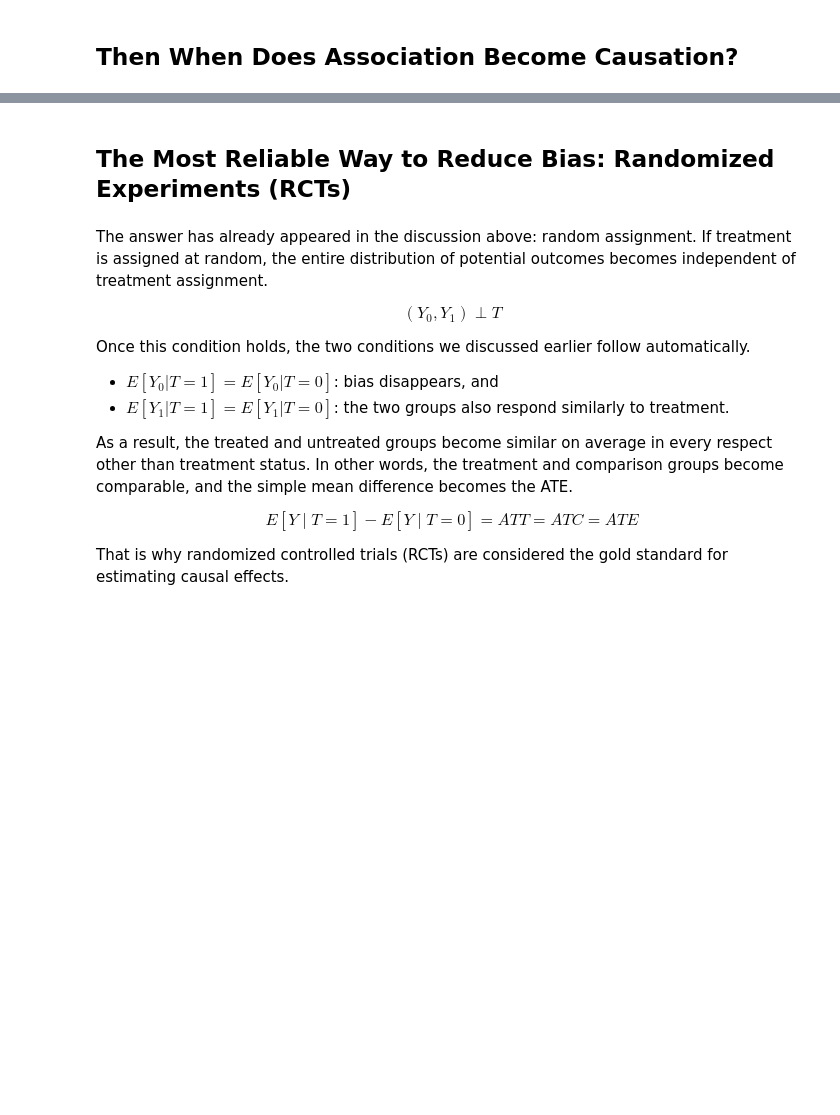
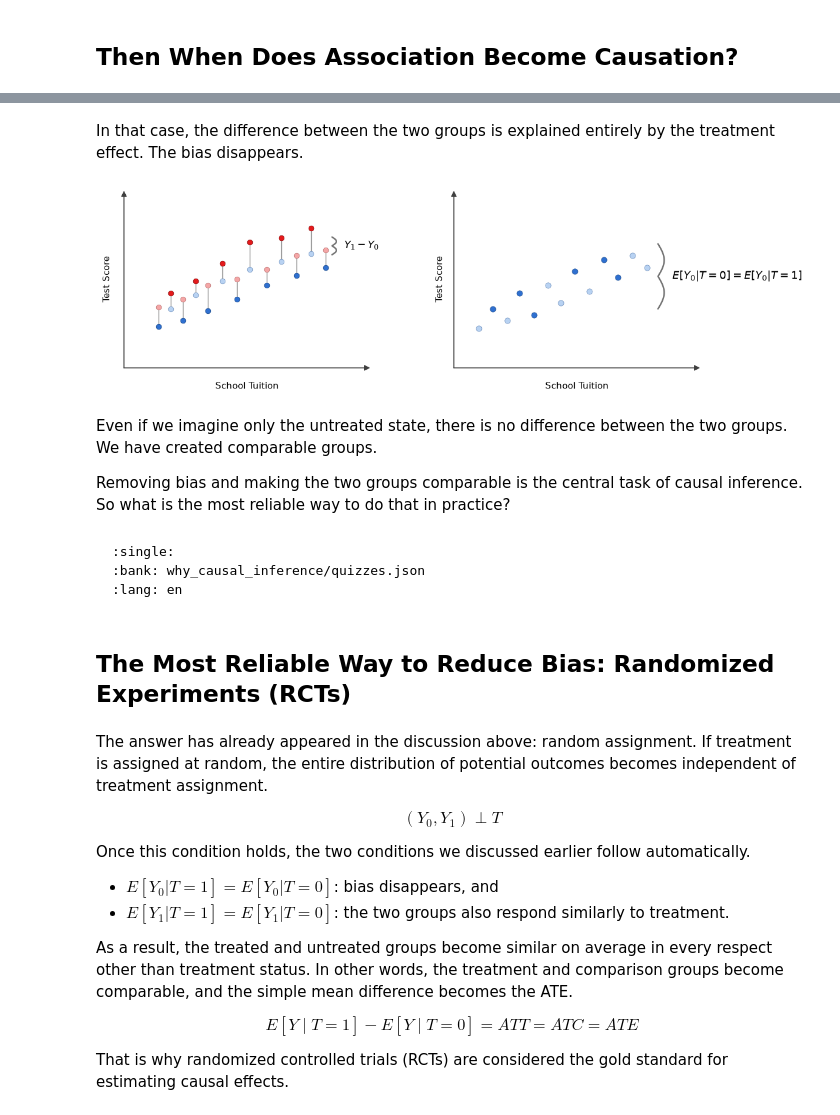
Before and after one commit to CausalInferenceLab/causal-studio, a Jupyter notebook: book/why_causal_inference/why_causal_inference_en.ipynb, the cells around one changed output, grey strips where cells are left out. Saved outputs shown, nothing was run; the diff lists cells and outputs as text; code cells hidden in the pictures; blank space fills up the shorter version.

````diff
--- a/book/why_causal_inference/why_causal_inference_en.ipynb
+++ b/book/why_causal_inference/why_causal_inference_en.ipynb
@@ -242,3 +379,53 @@ Removing bias and making the two groups comparable is the central task of causal
+# %% [markdown]
+In that case, the difference between the two groups is explained entirely by the treatment effect. The bias disappears.
+# %%
+def anatomy_randomized_no_bias():
+    x = np.array([1.4, 1.9, 2.4, 2.9, 3.4, 4.0, 4.6, 5.1, 5.8, 6.4, 7.0, 7.6, 8.2])
+    y0 = np.array([2.1, 3.0, 2.4, 3.7, 2.9, 4.4, 3.5, 5.0, 4.2, 5.4, 4.7, 5.8, 5.1])
+    effect = np.array([1.0, 0.8, 1.1, 0.7, 1.3, 0.9, 1.0, 1.4, 0.8, 1.2, 1.0, 1.3, 0.9])
+    y1 = y0 + effect
+    treated = np.array([False, True, False, True, False, True, False, True, False, True, False, True, False])
+
+    x_right = np.array([1.2, 1.9, 2.6, 3.2, 3.9, 4.6, 5.2, 5.9, 6.6, 7.3, 8.0, 8.7, 9.4])
+    y0_right = np.array([2.0, 3.0, 2.4, 3.8, 2.7, 4.2, 3.3, 4.9, 3.9, 5.5, 4.6, 5.7, 5.1])
+    treated_right = np.array([True, False, True, False, False, True, True, False, True, False, False, True, True])
+
+    with plt.rc_context({"axes.grid": False, "figure.facecolor": "white"}):
+        fig, axes = plt.subplots(1, 2, figsize=(10.9, 3.6), gridspec_kw={"wspace": 0.34})
+
+        ax = axes[0]
+        _draw_causal_axes(ax, xlim=(0, 10), ylim=(0, 9))
+        for xi, lo, hi in zip(x, y0, y1):
+            ax.plot([xi, xi], [lo, hi], color="0.55", lw=1)
+        ax.scatter(x, y0, s=38, color="#b8d2f2", edgecolor="#6d8fbd", zorder=3)
+        ax.scatter(x, y1, s=38, color="#f4a6a6", edgecolor="#b96a6a", zorder=3)
+        ax.scatter(x[~treated], y0[~treated], s=38, color="#2f70d0", edgecolor="#1f4f91", zorder=4)
+        ax.scatter(x[treated], y1[treated], s=38, color="#e41a1c", edgecolor="#8f1112", zorder=4)
+        _curly_brace(ax, 8.45, 5.75, 6.65, width=0.18)
+        ax.text(8.95, 6.2, r"$Y_1-Y_0$", fontsize=12, va="center")
+
+        ax = axes[1]
+        _draw_causal_axes(ax, xlim=(0, 12), ylim=(0, 9))
+        ax.scatter(x_right[~treated_right], y0_right[~treated_right], s=44, color="#2f70d0", edgecolor="#1f4f91", zorder=3)
+        ax.scatter(x_right[treated_right], y0_right[treated_right], s=44, color="#b8d2f2", edgecolor="#6d8fbd", zorder=3)
+        _curly_brace(ax, 9.95, 3.0, 6.3, width=0.30)
+        ax.text(10.65, 4.65, r"$E[Y_0|T=0]=E[Y_0|T=1]$", ha="left", va="center", fontsize=13)
+        plt.show()
+
+
+anatomy_randomized_no_bias()
+# %% [output]
+[figure, added]
+# %% [markdown]
+Even if we imagine only the untreated state, there is no difference between the two groups. We have created comparable groups.
+
+Removing bias and making the two groups comparable is the central task of causal inference. So what is the most reliable way to do that in practice?
+# %% [markdown]
+```{quiz} mean-difference-no-bias
+:single:
+:bank: why_causal_inference/quizzes.json
+:lang: en
+```
 # %% [markdown]
 ## The Most Reliable Way to Reduce Bias: Randomized Experiments (RCTs)
 # %% [markdown]
````
Also changed, not shown: parts of 15 cells of this notebook, 5 other files.
